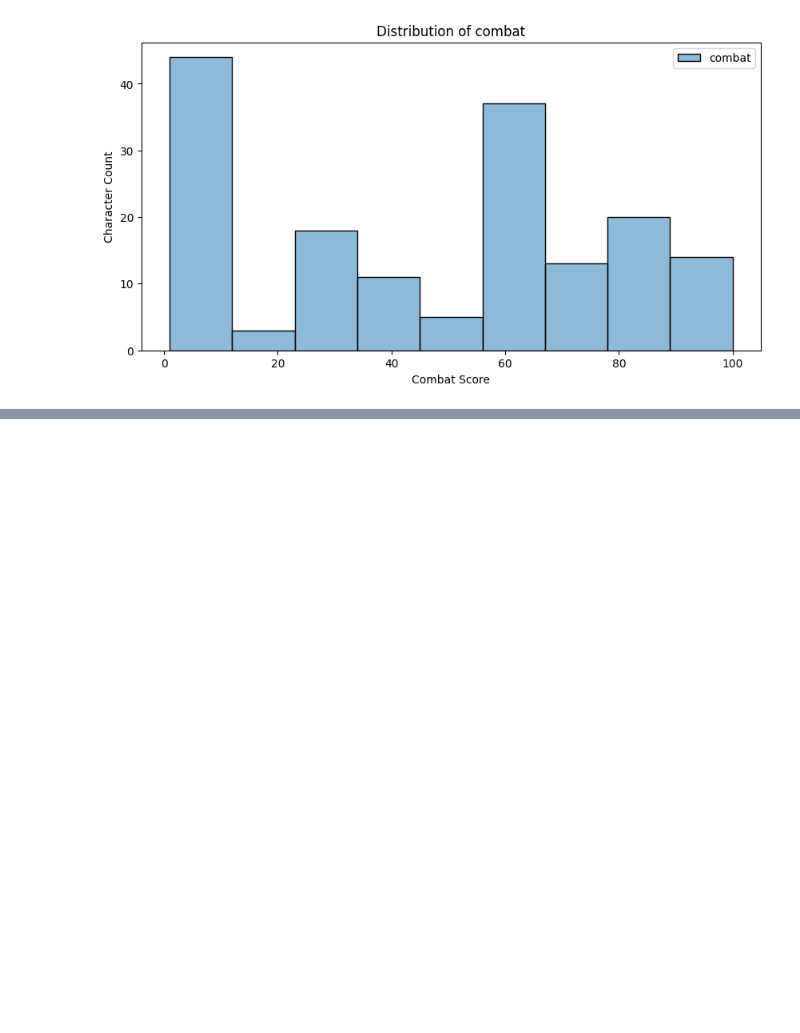
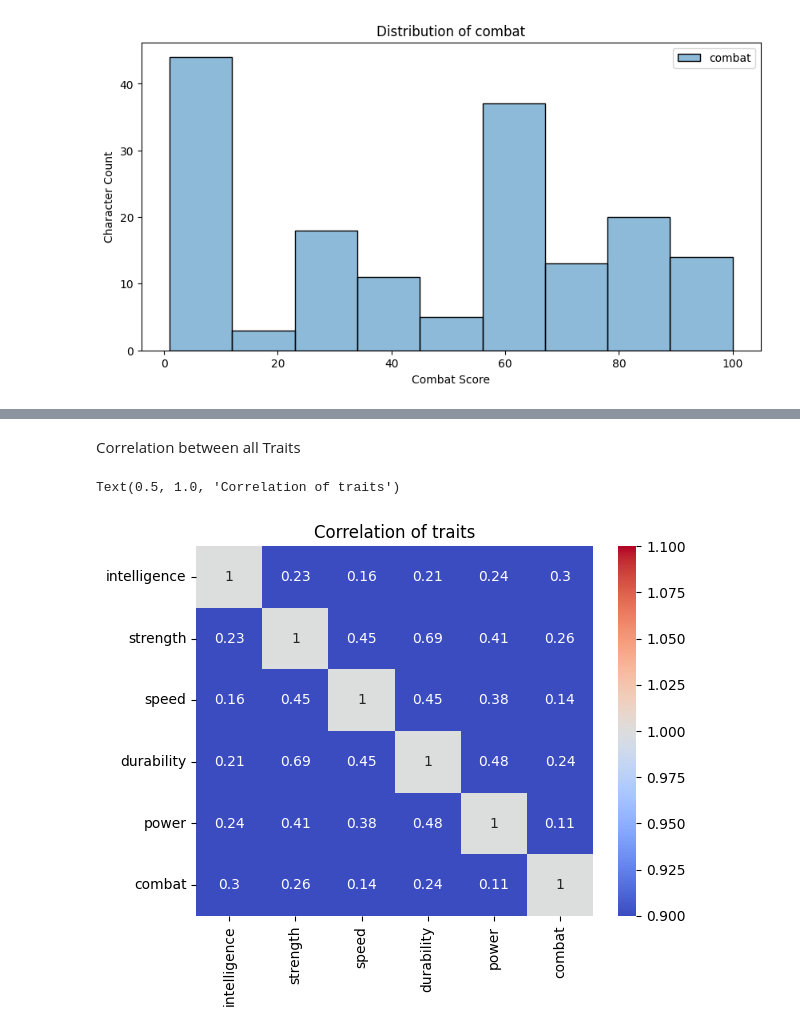
Before and after one commit to JoseRHeras/jump, a Jupyter notebook: project_two/super_characters_analyisis.ipynb, the cells around one changed output, grey strips where cells are left out. Cells and saved outputs as stored; diff of their text form; code cells hidden in the pictures; blank space fills up the shorter version.

```diff
--- a/project_two/super_characters_analyisis.ipynb
+++ b/project_two/super_characters_analyisis.ipynb
@@ -215,0 +297,10 @@ draw_histogram(title=title, xlabel=xlabel, ylabel=ylabel, data=data)
+# %% [markdown]
+Correlation between all Traits
+# %%
+data = characters_with_scores_df[characters_with_scores_df.columns[2: characters_with_scores_df.shape[1] - 1]].corr()
+
+sns.heatmap(data=data, annot=True, cmap='coolwarm', vmin=1, vmax=1)
+plt.title("Correlation of traits")
+# %% [output]
+Text(0.5, 1.0, 'Correlation of traits')
+[figure, added]
```
Also changed, not shown: parts of 9 cells of this notebook.
